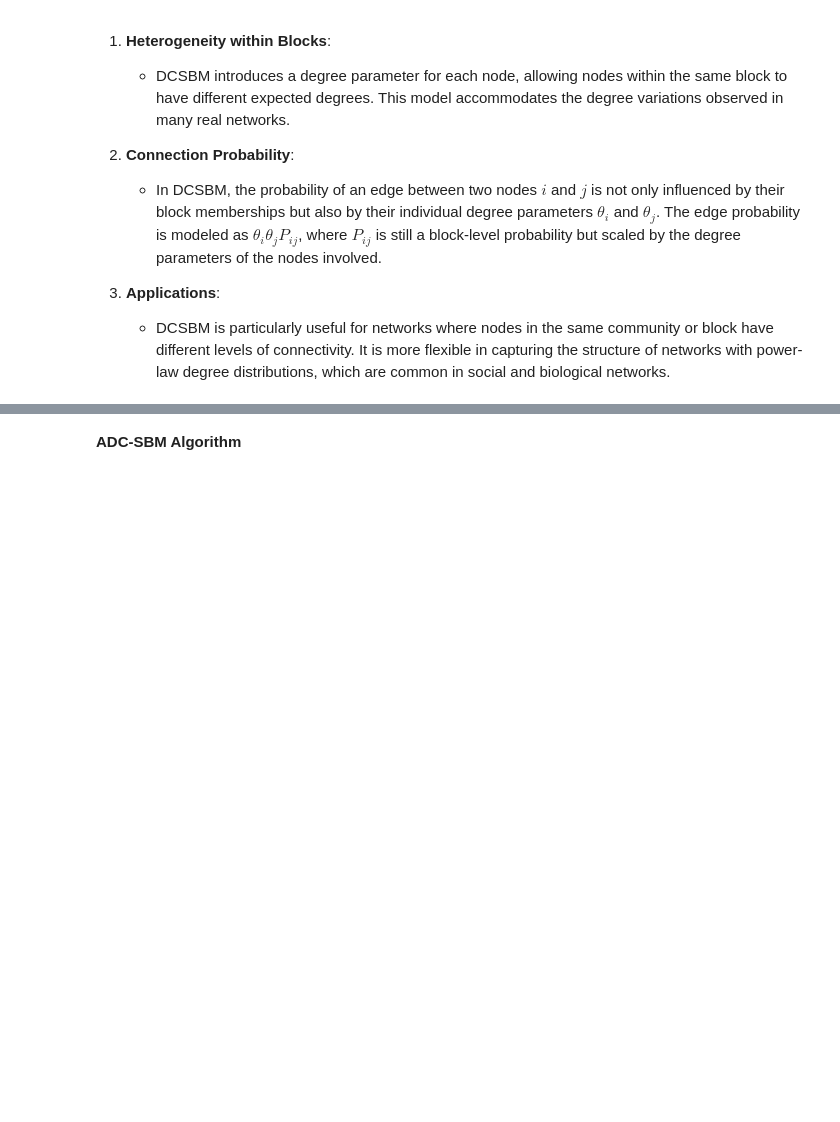
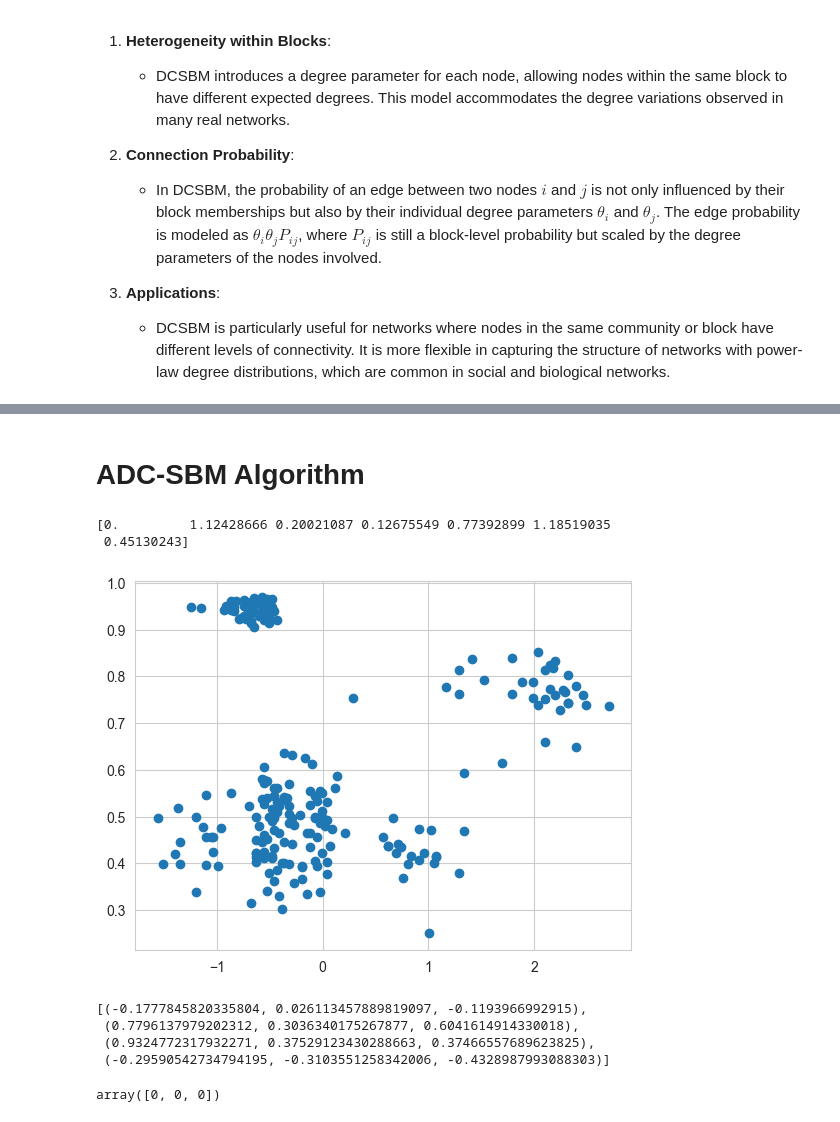
Before and after one commit to FisnikZogaj/MA, a Jupyter notebook: ParametricGraphModels/StochasticBlockModels.ipynb, the cells around one changed output, grey strips where cells are left out. Saved outputs shown, nothing was run; the diff lists cells and outputs as text; code cells hidden in the pictures; blank space fills up the shorter version.

```diff
--- a/ParametricGraphModels/StochasticBlockModels.ipynb
+++ b/ParametricGraphModels/StochasticBlockModels.ipynb
@@ -111,14 +111 @@ er_model.fit(er_graph)
-# %%
-# SBM
-B = np.array([[0.5, 0.1],
-              [0.1, 0.3]])
-community_sizes = [n // 2, n // 2]
-
-sbm_graph, labels = sbm(community_sizes, B, return_labels=True, loops=False)
-
-sbm_model = SBMEstimator(directed=False, loops=False)
-sbm_model.fit(sbm_graph, y=labels) # Estimates B
-sbm_model.block_p_ = B
-_, _, _block_inv = _get_block_indices(labels)
-sbm_model.p_mat_ = _block_to_full(B, _block_inv, sbm_graph.shape) # Adjacency Matrix
 # %%
@@ -242,2 +158,2 @@ plt.show()
 # %% [markdown]
-**ADC-SBM Algorithm**
+# ADC-SBM Algorithm
@@ -243,0 +413,57 @@ plt.show()
+# %%
+scaler = StandardScaler()
+x_continuous = scaler.fit_transform(
+    np.concatenate((g.degrees.reshape(-1, 1),
+                    g.x),axis=1)
+)
+
+feat_mat  = np.hstack((x_continuous,
+                          pd.get_dummies(g.cluster_labels).to_numpy(dtype=np.float16)))
+
+weights = np.array([0, 1.5, 1.5, 2 ,2, 2, 2])
+
+beta = np.random.uniform(size=feat_mat.shape[1]) * weights
+# What distribution to take
+print(beta)
+
+def sigmoid(x):
+    return 1 / (1 + np.exp(-x))
+
+# Calculate the linear combination of features and beta vector
+score = sigmoid(np.dot(feat_mat, beta))
+
+
+plt.scatter(feat_mat[:,0],score)
+plt.show()
+# %% [output]
+[0.         1.12428666 0.20021087 0.12675549 0.77392899 1.18519035
+ 0.45130243]
+[figure, added]
+# %%
+def setB(m,b,d):
+    """
+    :param m: number of feature dimensions
+    :param b: upper bound for cross community probs
+    :param d: diag entries (within connection probs)
+    :return:
+    """
+    B = np.random.uniform(0, b, size=(m, m))
+    B = np.tril(B) + np.tril(B, -1).T
+    np.fill_diagonal(B, d)
+
+    return B
+
+m_features = 3
+k_clusters = 4
+data = np.random.multivariate_normal(np.repeat(0,m_features), setB(m_features, 1,.5), k_clusters)
+coordinates = [tuple(point) for point in data]
+coordinates
+# %% [output]
+[(-0.1777845820335804, 0.026113457889819097, -0.1193966992915),
+ (0.7796137979202312, 0.3036340175267877, 0.6041614914330018),
+ (0.9324772317932271, 0.37529123430288663, 0.37466557689623825),
+ (-0.29590542734794195, -0.3103551258342006, -0.4328987993088303)]
+# %%
+np.repeat(0,3)
+# %% [output]
+array([0, 0, 0])
```
Also changed, not shown: parts of 14 cells of this notebook, 9 other files.
